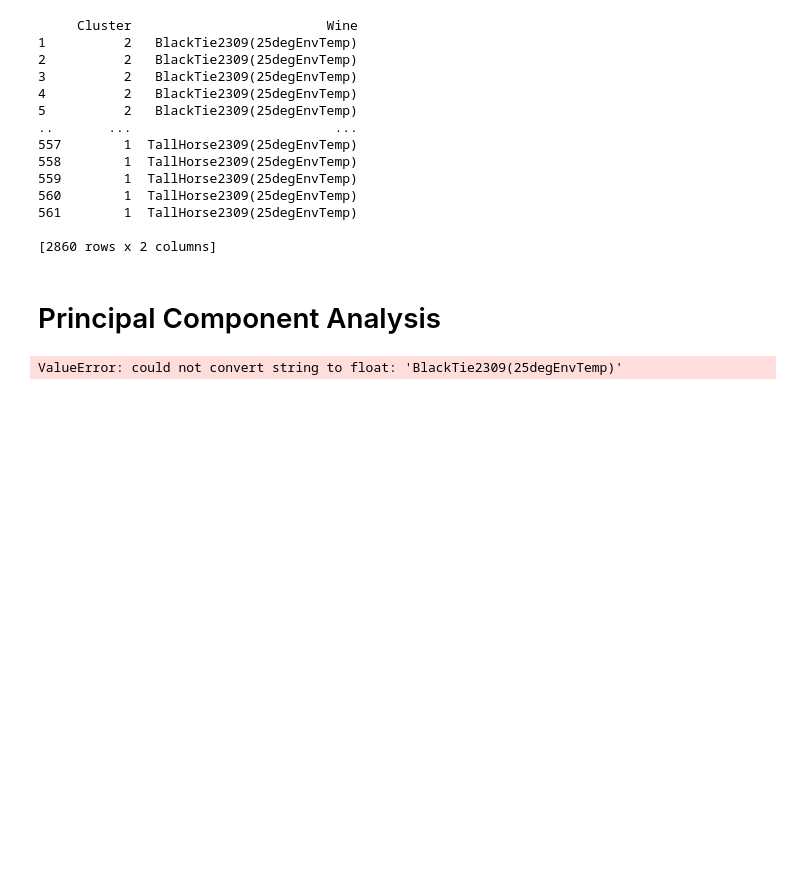
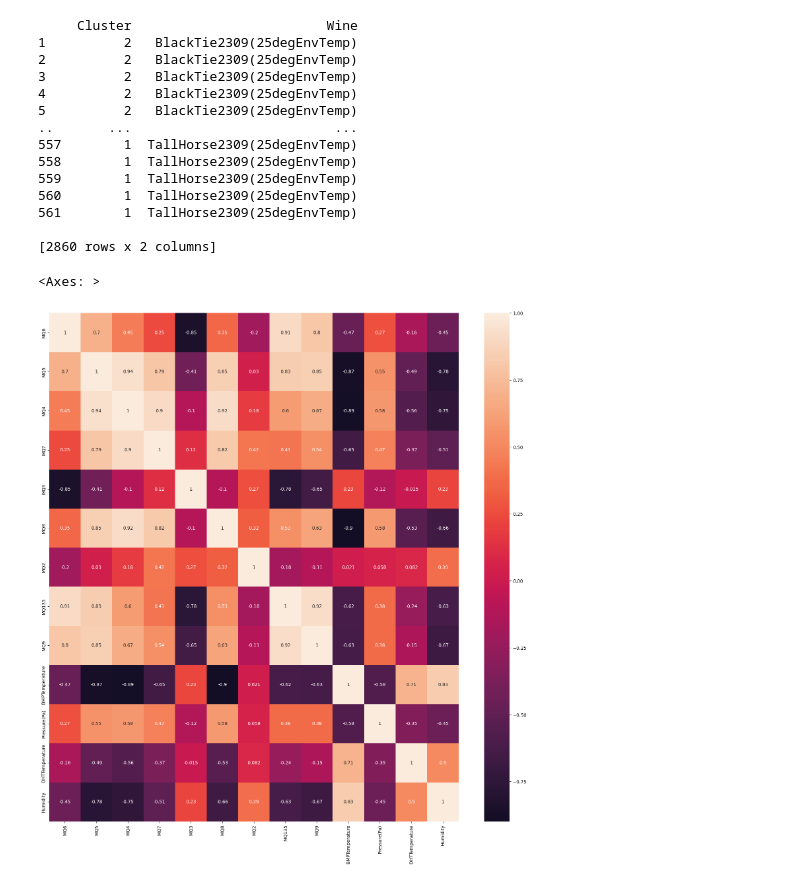
Before and after one commit to AidanRabinowitz/ArduinoWineSniffer, a Jupyter notebook: src/WineDataAnalysis.ipynb, the cells around one changed output. Saved outputs shown, nothing was run; the diff lists cells and outputs as text; code cells hidden in the pictures; blank space fills up the shorter version.

Commit message:
moved files and added clustering and PCA to data analysis

```diff
--- a/src/WineDataAnalysis.ipynb
+++ b/src/WineDataAnalysis.ipynb
@@ -71,9 +74,9 @@ cleaner.plot_histograms(cleanedData)
 # %%
-cleanedData = cleanedData.drop(columns=['yyyy-mm-dd timestamp','BMPTemperature','DHTTemperature','Humidity','Pressure(Pa)']
+dataToCluster = cleanedData.drop(columns=['yyyy-mm-dd timestamp','BMPTemperature','DHTTemperature','Humidity','Pressure(Pa)']
                           )  # Drop the timestamp column
         # Features excluding 'Target'
 
-cleanedData.head()
+dataToCluster.head()
 # %% [output]
 |  | MQ6 | MQ5 | MQ4 | MQ7 | MQ3 | MQ8 | MQ2 | MQ135 | MQ9 | Target |
 | 1 | 523 | 786 | 734 | 329 | 919.0 | 708 | 757 | 730 | 701 | BlackTie2309(25degEnvTemp) |
@@ -136,28 +139,14 @@ results.to_csv("cluster_results_kmeans", index=False)
 561        1  TallHorse2309(25degEnvTemp)
 
 [2860 rows x 2 columns]
-# %% [markdown]
-# Principal Component Analysis
-# %%
-from sklearn.decomposition import PCA as sklearnPCA
-from sklearn.preprocessing import StandardScaler
-
-# Standardizing the data
-scaler = StandardScaler()
-X_scaled = scaler.fit_transform(cleanedData)
-
-# Applying PCA
-pca = sklearnPCA(n_components=2)
-X_pca = pca.fit_transform(X_scaled)
-
-# Creating a DataFrame for plotting
-principalDf = pd.DataFrame(data=X_pca, columns=['Principal Component 1', 'Principal Component 2'])
-finalDf = pd.concat([principalDf, data[['target']]], axis=1)
-
-# Plotting
-plt.figure(figsize=(8, 6))
-sns.scatterplot(data=finalDf, x='Principal Component 1', y='Principal Component 2', hue='target', palette='viridis')
-plt.title('PCA Result Using Scikit-Learn')
-plt.show()
-# %% [output]
-ValueError: could not convert string to float: 'BlackTie2309(25degEnvTemp)'
+# %%
+#correlation matrix
+
+corrData = cleanedData.drop(columns=['yyyy-mm-dd timestamp','Target'])  # Drop the timestamp column
+
+corrmat= corrData.corr()
+plt.figure(figsize=(20,20))
+sns.heatmap(corrmat,annot=True, cmap="rocket", center=0)
+# %% [output]
+<Axes: >
+[figure, added]
```
Also changed, not shown: parts of 16 cells of this notebook, 36 other files.
